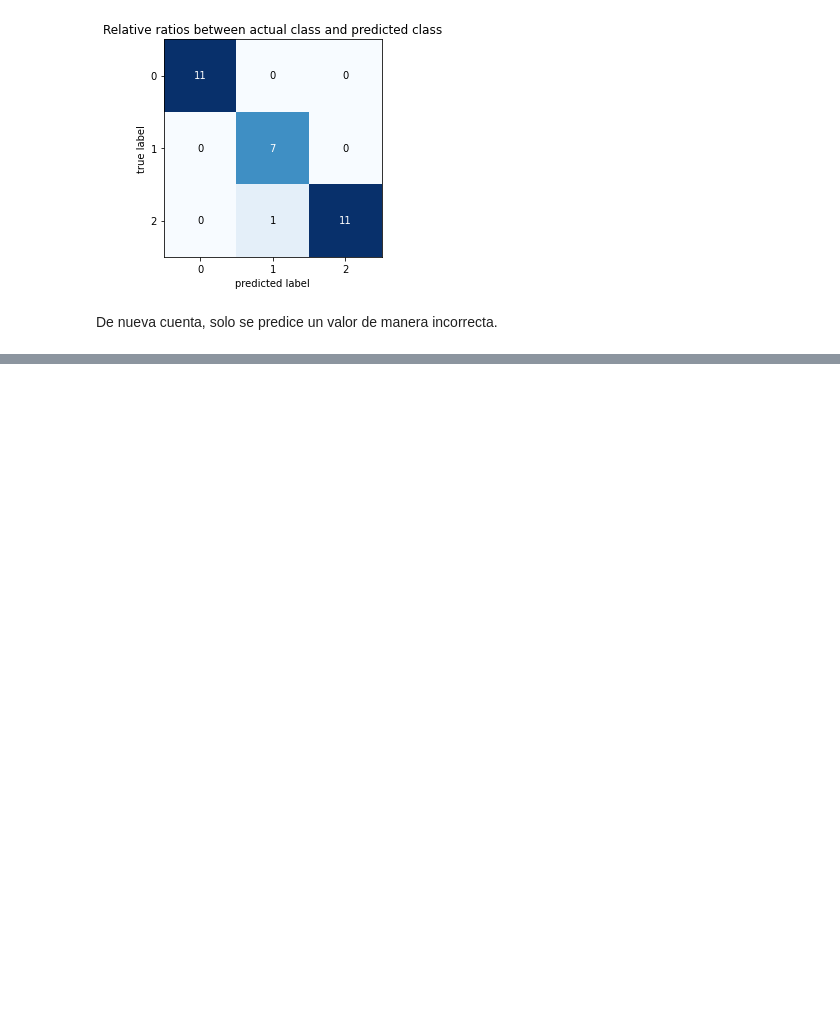
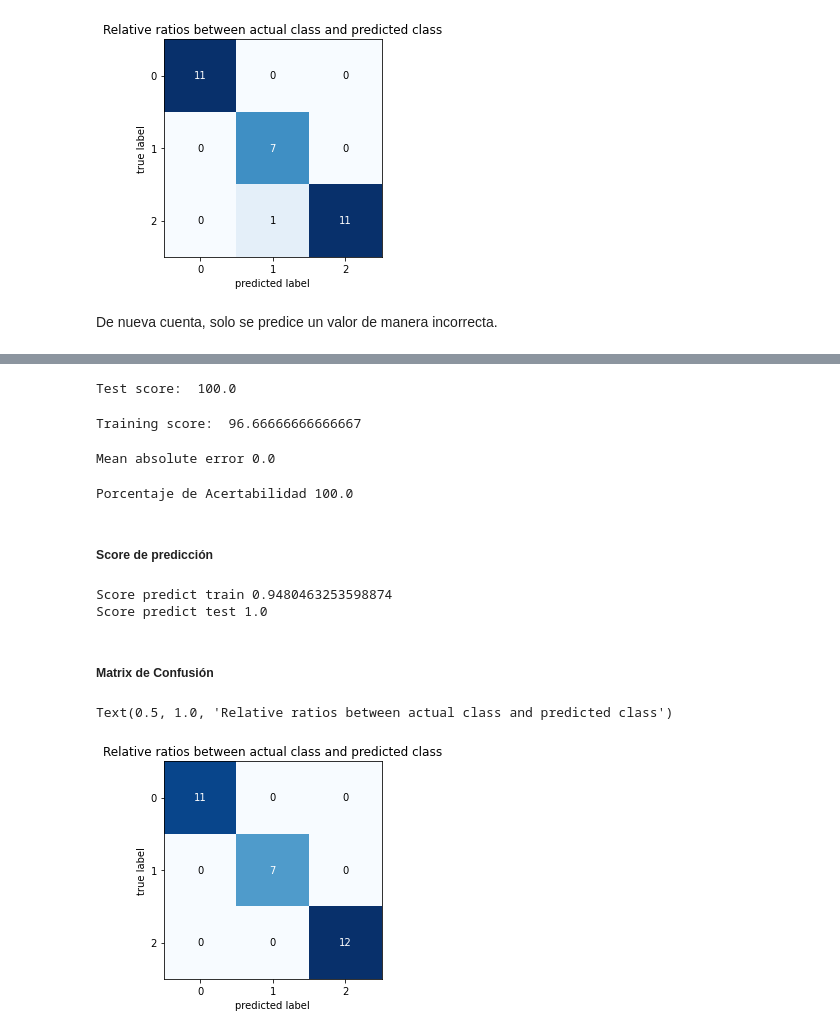
Before and after one commit to carlos-paezf/ML_Python, a Jupyter notebook: Primer_Corte/P1T8_S2_Evaluacion.ipynb, the cells around one changed output, grey strips where cells are left out. Drawn from its saved outputs; the diff is of its cells as text; code cells hidden in the pictures; blank space fills up the shorter version.

```diff
--- a/Primer_Corte/P1T8_S2_Evaluacion.ipynb
+++ b/Primer_Corte/P1T8_S2_Evaluacion.ipynb
@@ -362,0 +429,33 @@ El mejor modelo de clasificación de los 2 empleados, fue el modelo de Árbol de
+# %%
+print('Test score: ', knn.score(x_test, y_test) * 100)
+# %% [output]
+Test score:  100.0
+# %%
+print('Training score: ', knn.score(x_train, y_train) * 100)
+# %% [output]
+Training score:  96.66666666666667
+# %%
+print('Mean absolute error', mean_absolute_error(y_test, y_pred))
+# %% [output]
+Mean absolute error 0.0
+# %%
+print('Porcentaje de Acertabilidad', str(accuracy_score(y_test, y_pred)*100))
+# %% [output]
+Porcentaje de Acertabilidad 100.0
+# %% [markdown]
+##### Score de predicción
+# %%
+print("Score predict train", r2_score(y_train, knn.predict(x_train)))
+print("Score predict test", r2_score(y_test, knn.predict(x_test)))
+# %% [output]
+Score predict train 0.9480463253598874
+Score predict test 1.0
+# %% [markdown]
+##### Matrix de Confusión
+# %%
+cm = confusion_matrix(y_test, y_pred)
+fig, ax = plot_confusion_matrix(conf_mat=cm)
+plt.title('Relative ratios between actual class and predicted class')
+# %% [output]
+Text(0.5, 1.0, 'Relative ratios between actual class and predicted class')
+[figure, added]
```
Also changed, not shown: parts of 19 cells of this notebook.
